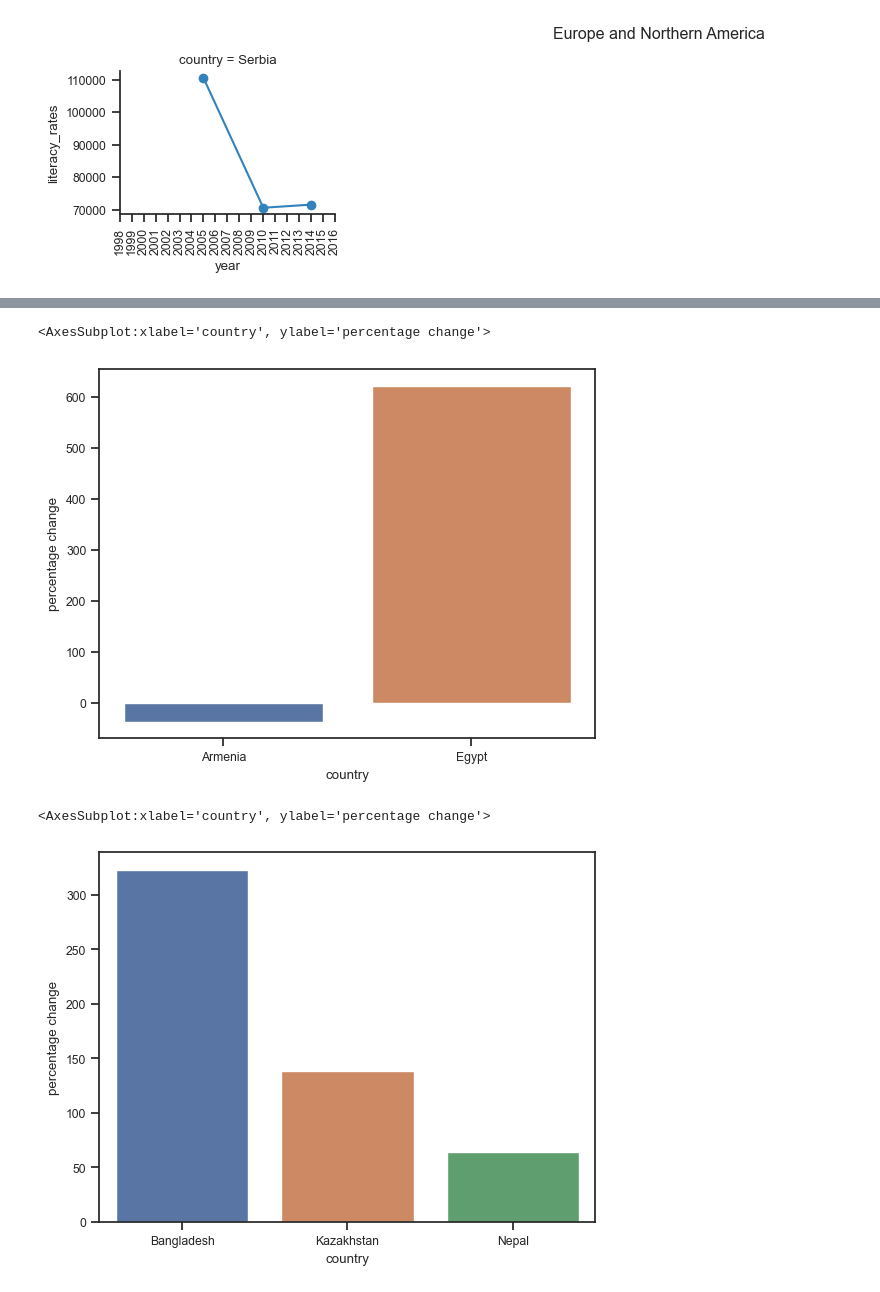
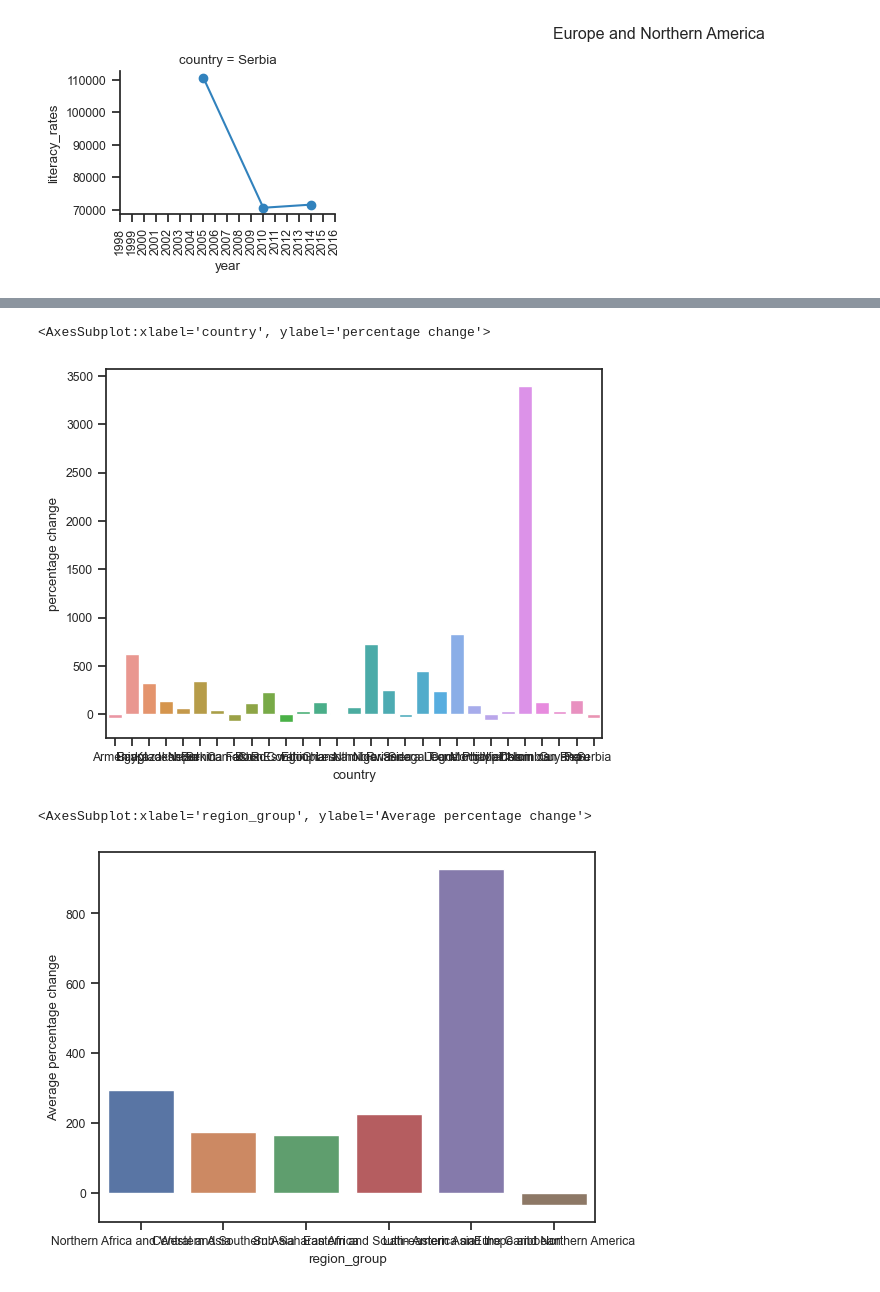
Before and after one commit to ubco-W2022T2-data301/project-group-group18, a Jupyter notebook: analysis/analysis1.ipynb, the cells around one changed output, grey strips where cells are left out. Drawn from its saved outputs; the diff is of its cells as text; code cells hidden in the pictures.

```diff
--- a/analysis/analysis1.ipynb
+++ b/analysis/analysis1.ipynb
@@ -65,14 +38,16 @@ for i in range(6):
 [figure]
 [figure]
 # %%
-dictionary2 = {}
+data_plot1 = pd.DataFrame()
+data_plot2 = pd.DataFrame()
 for i in range(6):
     list(dictionary.values())[i].reset_index(drop = True, inplace = True)
-    first_values = list(dictionary.values())[i].groupby(["country"]).agg({'country': 'first','year': 'min','literacy_rates': 'first'})
-    last_values = list(dictionary.values())[i].groupby(["country"]).agg({'country': 'first','year': 'max','literacy_rates': 'last'})
+    first_values = list(dictionary.values())[i].groupby(["country"]).agg({'country': 'first','year': 'min','literacy_rates': 'first',"region_group" : 'first'})
+    last_values = list(dictionary.values())[i].groupby(["country"]).agg({'country': 'first','year': 'max','literacy_rates': 'last',"region_group" : 'first'})
     plot_values = first_values[["country"]]
     plot_values["percentage change"] = (last_values.literacy_rates-first_values.literacy_rates)/(first_values.literacy_rates)*100
     plot_values.reset_index(drop = True, inplace = True)
-    dictionary2[list(dictionary.keys())[i]] = plot_values
+    temp = pd.DataFrame([[list(dictionary.keys())[i],plot_values["percentage change"].mean()]], columns = ["region_group","Average percentage change"])
+    data_plot1 = pd.concat([data_plot1,plot_values],join="outer")
+    data_plot2 = pd.concat([data_plot2,temp],join="outer")
     #create a dataframe for average percentage change based on each region and create a bar plot
-    #combine all of the countries percentage change dfs and create a barplot
@@ -79,10 +64,10 @@ for i in range(6):
 # %%
-sns.barplot(data = list(dictionary2.values())[0], x="country", y="percentage change")
+sns.barplot(data = data_plot1, x="country", y="percentage change")
 # %% [output]
 <AxesSubplot:xlabel='country', ylabel='percentage change'>
-[figure, old version]
+[figure, new version]
 # %%
-sns.barplot(data = list(dictionary2.values())[1], x="country", y="percentage change")
+sns.barplot(data = data_plot2, x="region_group", y="Average percentage change")
 # %% [output]
-<AxesSubplot:xlabel='country', ylabel='percentage change'>
+<AxesSubplot:xlabel='region_group', ylabel='Average percentage change'>
-[figure, old version]
+[figure, new version]
```
Also changed, not shown: parts of 13 cells of this notebook, 1 other file.
